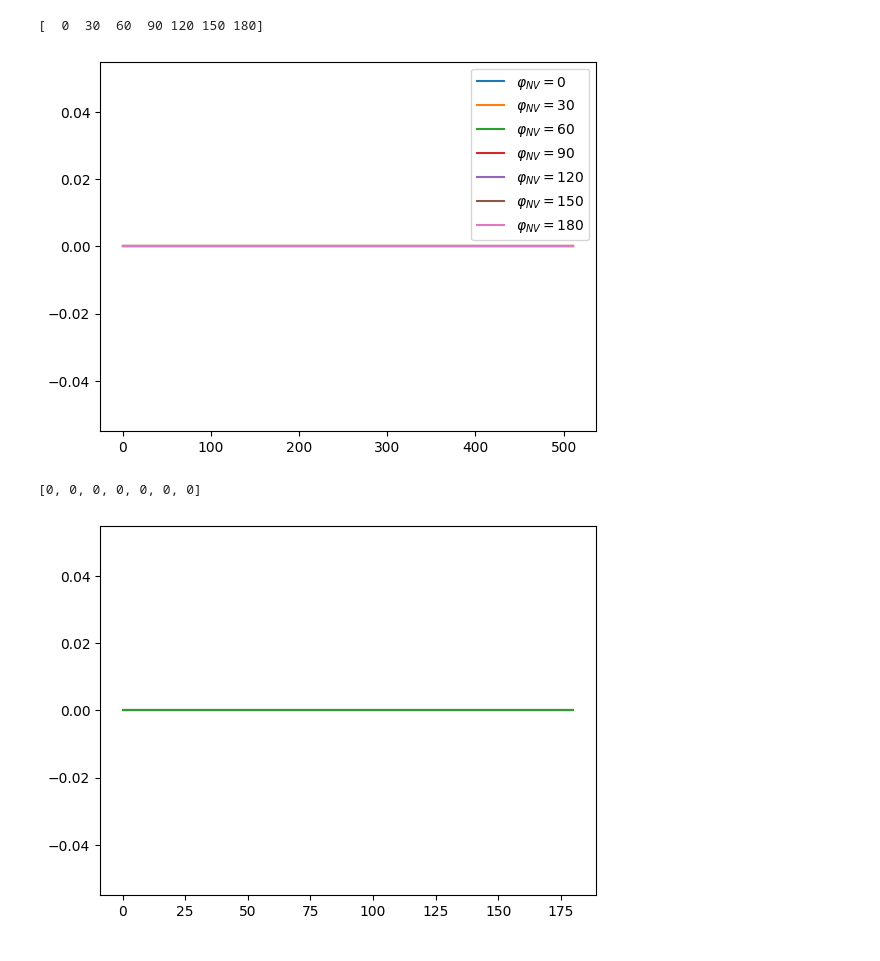
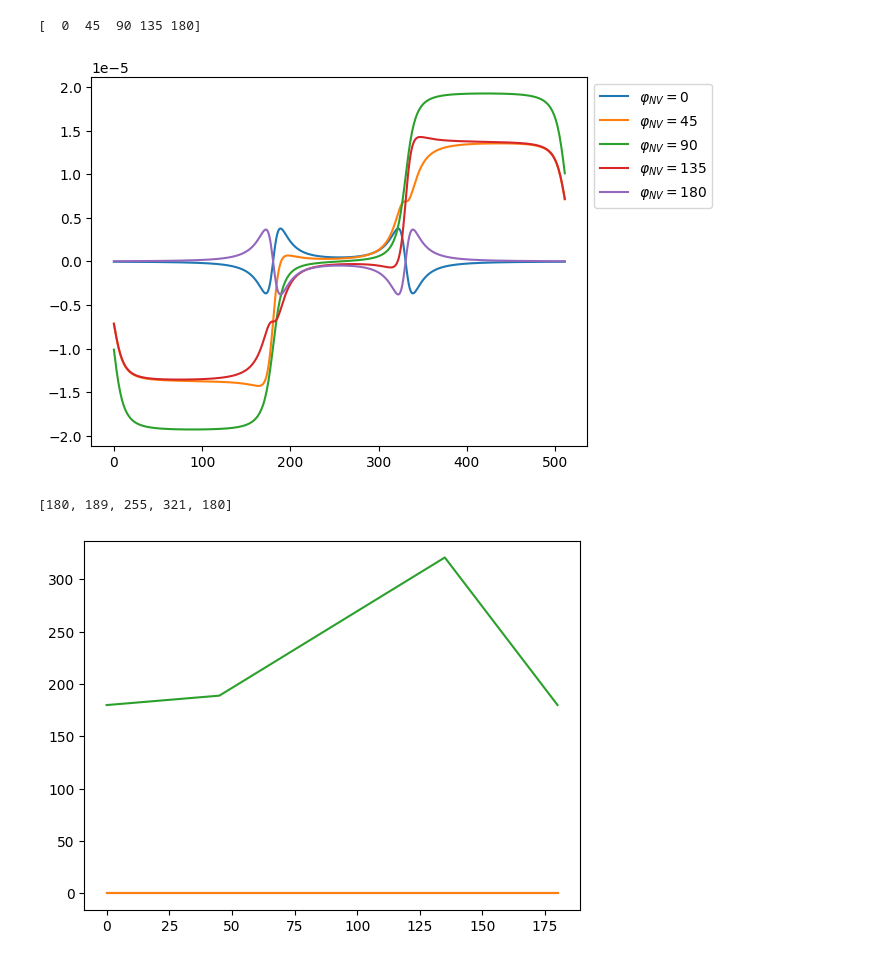
Before and after one commit to JulianSkolaut/jupyternbs_UniMainz, a Jupyter notebook: DyIG_testsim_180degDW_diffProjections.ipynb, the cells around one changed output. Saved outputs shown, nothing was run; the diff lists cells and outputs as text; code cells hidden in the pictures.

```diff
--- a/DyIG_testsim_180degDW_diffProjections.ipynb
+++ b/DyIG_testsim_180degDW_diffProjections.ipynb
@@ -29,7 +29,7 @@ pathname  = foldername+filename
 file_df = pd.read_csv(pathname, header=None)
 #print(file_df.shape,'\n',file_df)
 x_shape = int(512)
-y_shape = int(4)
+y_shape = int(1)
 z_shape = int(256)
 data = file_df.to_numpy()
 data = data.reshape((3,z_shape,y_shape,x_shape))
@@ -96,7 +106,7 @@ plotend_px = 512#350
 theta_NV = 90
 phi_start = 0
 phi_end = 180
-phi_steps = 30
+phi_steps = 45
 
 # project onto different phi rotations of NV axis
 
@@ -123,34 +133,34 @@ for phi_NV in phis:
     index = int(np.where(phis == phi_NV)[0][0])
     max_temp = np.max(demag_proj[liftheight,int(y_shape/2),plotstart_px:plotend_px])
     min_temp = np.min(demag_proj[liftheight,int(y_shape/2),plotstart_px:plotend_px])
     zero_temp_arrform = np.where(np.diff(np.sign(demag_proj[liftheight,int(y_shape/2),plotstart_px:plotend_px])))
     if np.size(zero_temp_arrform) == 0:
         zero_temp = 0
     else:
         zero_temp = (zero_temp_arrform[0][0])
     maxs.append(max_temp)
     mins.append(min_temp)
     zero_crossings.append((zero_temp))
 
     demag_projs[index] = demag_proj[liftheight,int(y_shape/2),plotstart_px:plotend_px]
     plt.plot(demag_proj[liftheight,int(y_shape/2),plotstart_px:plotend_px],label=r'$\varphi_{NV}=$'+str(phi_NV))
 
 plt.legend(bbox_to_anchor = (1,1))
 plt.show()
 
 #plt.imshow(demag_projs[:,:].transpose())
 #plt.show()
 
 plt.plot(phis,maxs)
 plt.plot(phis,mins)
 #plt.show()
 
 maxdist = (zero_crossings-np.nanmean(zero_crossings))
 print(zero_crossings)
 plt.plot(phis,np.array(zero_crossings))#/np.nanmax(zero_crossings)*2*np.nanmax(maxs)-np.nanmax(maxs))
 plt.show()
 # %% [output]
-[  0  30  60  90 120 150 180]
+[  0  45  90 135 180]
-[figure, old version]
+[figure, new version]
-[0, 0, 0, 0, 0, 0, 0]
+[180, 189, 255, 321, 180]
-[figure, old version]
+[figure, new version]
```
Also changed, not shown: parts of 1 cell of this notebook.
